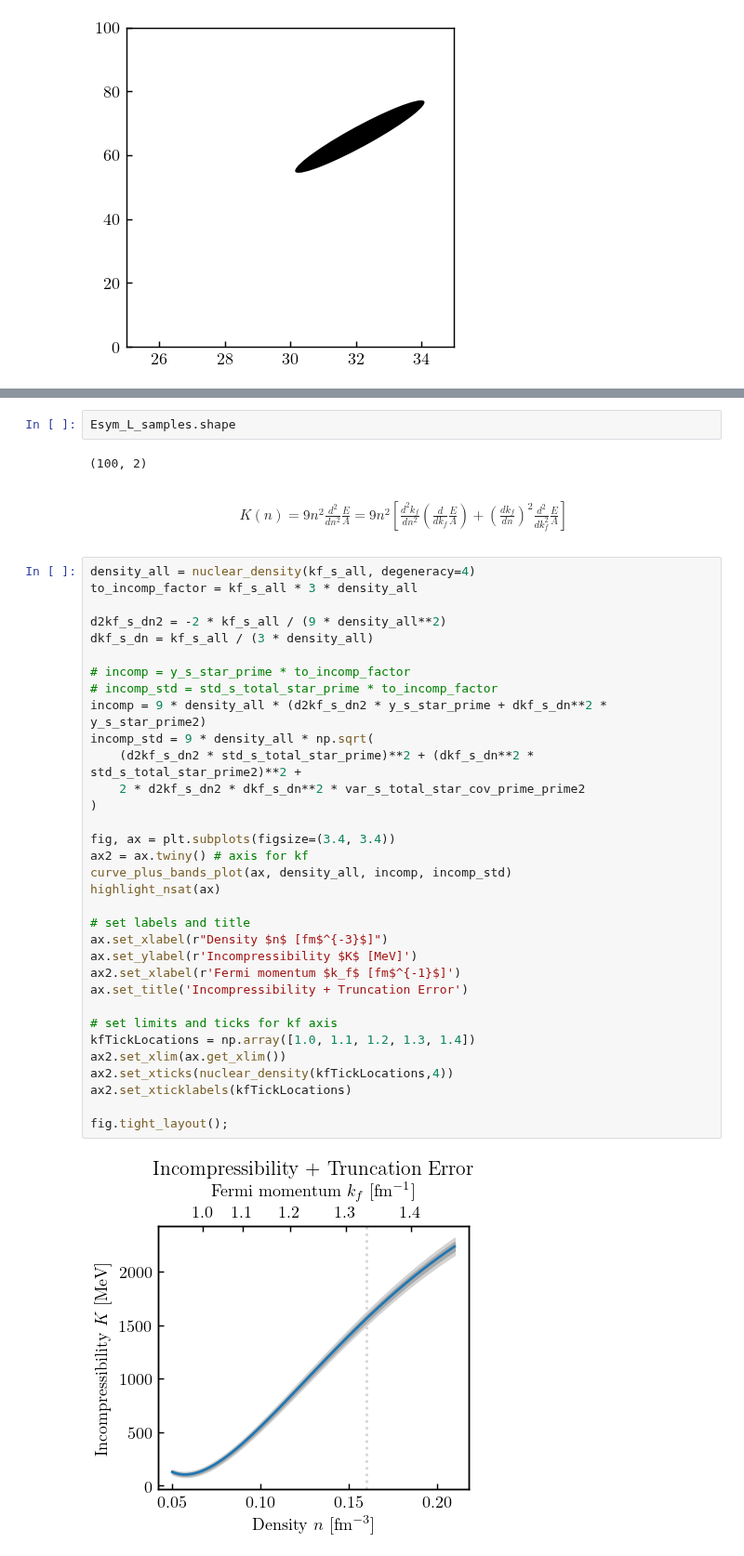
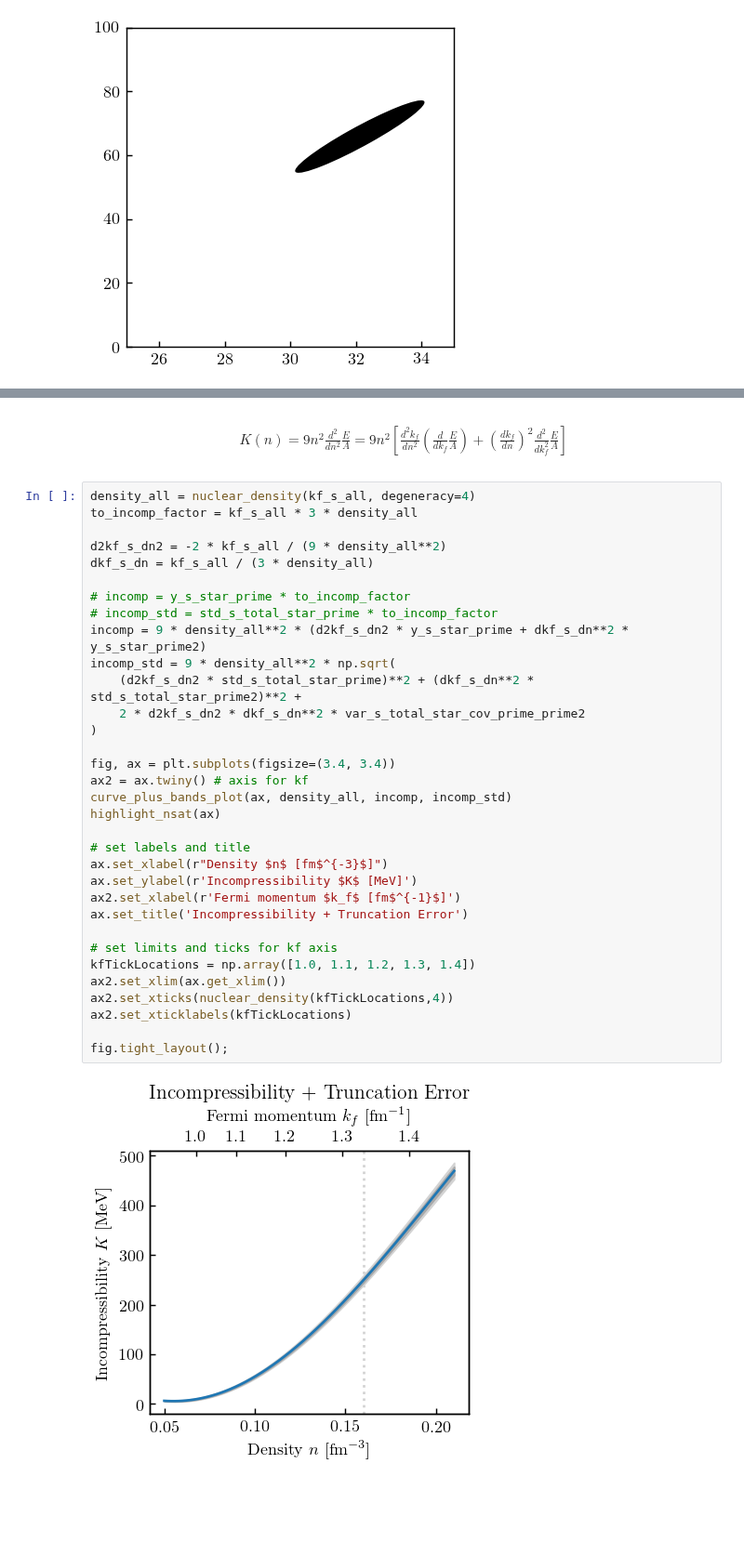
Before and after one commit to buqeye/nuclear-matter-convergence, a Jupyter notebook: analysis/derivatives-bands.ipynb, the cells around one changed output, grey strips where cells are left out. Shown at 93% size. Cells and saved outputs as stored; diff of their text form; blank space fills up the shorter version.

Commit message:
corrects incompressibility K; math was ok but only 9 * n (...) instead of 9 * n^2 (...)

```diff
--- a/analysis/derivatives-bands.ipynb
+++ b/analysis/derivatives-bands.ipynb
@@ -927,7 +930,3 @@ array([-1041.93032625, -3468.28394095])
-# %%
-Esym_L_samples.shape
-# %% [output]
-(100, 2)
 # %% [markdown]
 <!-- $$
 K(n) = 9 \, n^2 \frac{d}{dn} \frac{E}{A} = 9 \, n^2 \frac{dk_f}{dn} \frac{d}{dk_f}  \frac{E}{A} = 9 \, n^2 \frac{k_f}{3n} \frac{d}{dk_f}  \frac{E}{A} = 3 \, n \, k_f \frac{d}{dk_f}  \frac{E}{A}
@@ -941,33 +940,33 @@ density_all = nuclear_density(kf_s_all, degeneracy=4)
 to_incomp_factor = kf_s_all * 3 * density_all
 
 d2kf_s_dn2 = -2 * kf_s_all / (9 * density_all**2)
 dkf_s_dn = kf_s_all / (3 * density_all)
 
 # incomp = y_s_star_prime * to_incomp_factor
 # incomp_std = std_s_total_star_prime * to_incomp_factor
-incomp = 9 * density_all * (d2kf_s_dn2 * y_s_star_prime + dkf_s_dn**2 * y_s_star_prime2)
-incomp_std = 9 * density_all * np.sqrt(
+incomp = 9 * density_all**2 * (d2kf_s_dn2 * y_s_star_prime + dkf_s_dn**2 * y_s_star_prime2)
+incomp_std = 9 * density_all**2 * np.sqrt(
     (d2kf_s_dn2 * std_s_total_star_prime)**2 + (dkf_s_dn**2 * std_s_total_star_prime2)**2 +
     2 * d2kf_s_dn2 * dkf_s_dn**2 * var_s_total_star_cov_prime_prime2
 )
 
 fig, ax = plt.subplots(figsize=(3.4, 3.4))
 ax2 = ax.twiny() # axis for kf
 curve_plus_bands_plot(ax, density_all, incomp, incomp_std)
 highlight_nsat(ax)
 
 # set labels and title
 ax.set_xlabel(r"Density $n$ [fm$^{-3}$]")
 ax.set_ylabel(r'Incompressibility $K$ [MeV]')
 ax2.set_xlabel(r'Fermi momentum $k_f$ [fm$^{-1}$]')
 ax.set_title('Incompressibility + Truncation Error')
 
 # set limits and ticks for kf axis
 kfTickLocations = np.array([1.0, 1.1, 1.2, 1.3, 1.4])
 ax2.set_xlim(ax.get_xlim())
 ax2.set_xticks(nuclear_density(kfTickLocations,4))
 ax2.set_xticklabels(kfTickLocations)
 
 fig.tight_layout();
 # %% [output]
-[figure, old version]
+[figure, new version]
```
Also changed, not shown: parts of 10 cells of this notebook.
